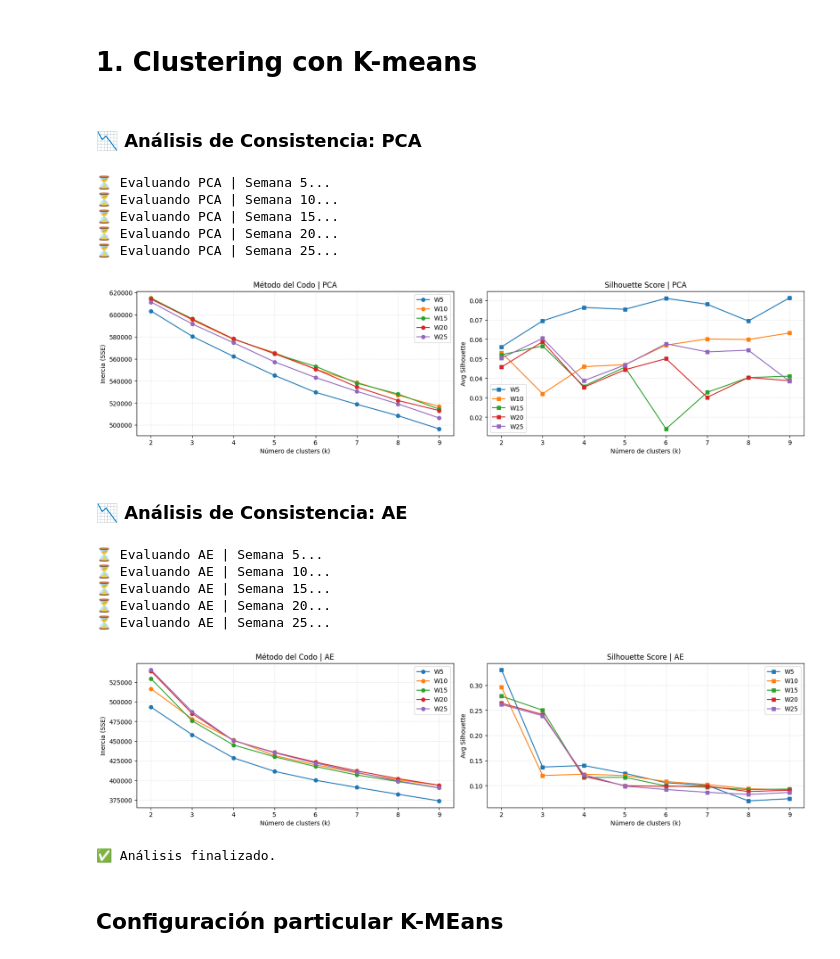
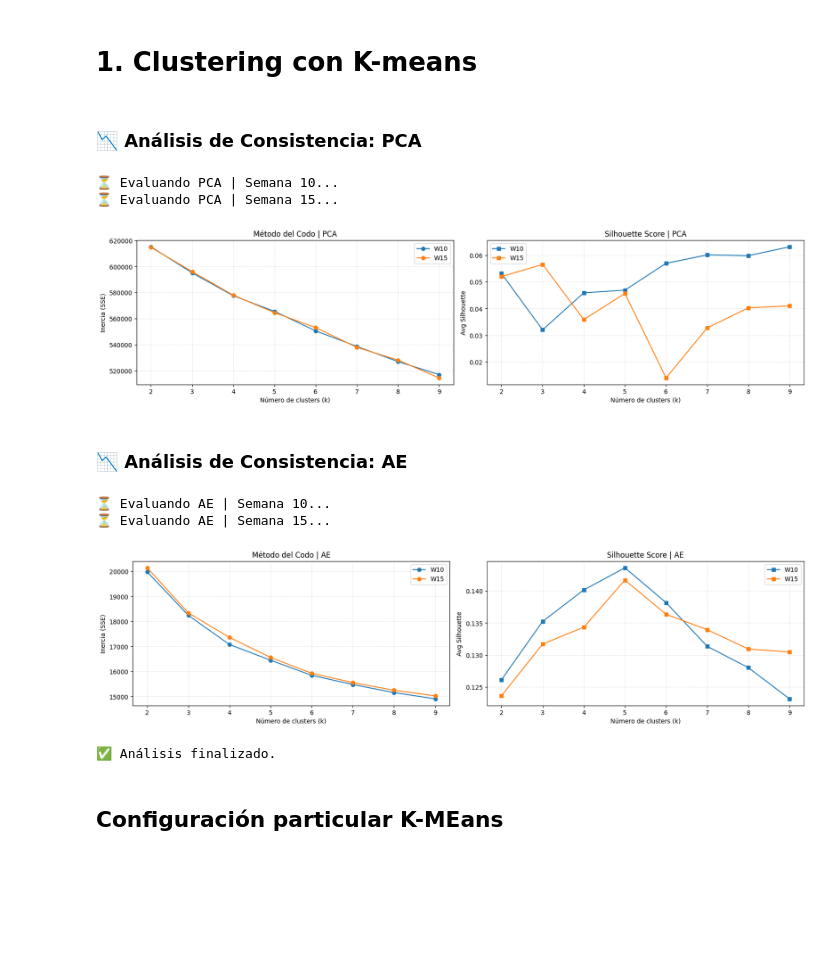
Before and after one commit to MichaeLaudrup/Artificial_Intelligence_Msc, a Jupyter notebook: TFM_education_ai_analytics/notebooks/IV__clustering_exploration.ipynb, the cells around one changed output. Saved outputs shown, nothing was run; the diff lists cells and outputs as text; code cells hidden in the pictures; blank space fills up the shorter version.

```diff
--- a/TFM_education_ai_analytics/notebooks/IV__clustering_exploration.ipynb
+++ b/TFM_education_ai_analytics/notebooks/IV__clustering_exploration.ipynb
@@ -165,58 +165,52 @@ def compute_elbow_metrics(X: np.ndarray, k_range, *, max_points_metrics: int, se
 
 EVAL_CONFIGS = [
     ("pca", "standard"),
-    ("ae", "standard"),
+    ("ae", "l2"),
 ]
 
 for etype, scale_mode in EVAL_CONFIGS:
     display(Markdown(f"### 📉 Análisis de Consistencia: **{etype.upper()}**"))
     fig, (ax1, ax2) = plt.subplots(1, 2, figsize=(16, 4), constrained_layout=True)
 
-    for W in WS_TO_PLOT:
+    for W in [10, 15]:
         path = ROOT / SPLIT / f"upto_w{W:02d}" / f"{etype}_latent.csv"
         df = safe_read_csv(path)
         if df.empty: continue
 
         print(f"⏳ Evaluando {etype.upper()} | Semana {W}...")
 
         X_data = df.values.astype(np.float32)
         vals_inert, vals_silh = compute_elbow_metrics(
             X_data, KM_K_RANGE, max_points_metrics=MAX_POINTS_METRICS,
             seed=SEED, n_init=KM_N_INIT, max_iter=KM_MAX_ITER,
             fit_on_subset=True, scale_mode=scale_mode
         )
 
         ax1.plot(list(KM_K_RANGE), vals_inert, marker="o", label=f"W{W}")
         ax2.plot(list(KM_K_RANGE), vals_silh, marker="s", label=f"W{W}")
 
     ax1.set_title(f"Método del Codo | {etype.upper()}")
     ax1.set_xlabel("Número de clusters (k)"); ax1.set_ylabel("Inercia (SSE)")
     ax1.grid(True, alpha=0.3, linestyle="--")
     ax1.legend()
 
     ax2.set_title(f"Silhouette Score | {etype.upper()}")
     ax2.set_xlabel("Número de clusters (k)"); ax2.set_ylabel("Avg Silhouette")
     ax2.grid(True, alpha=0.3, linestyle="--")
     ax2.legend()
 
     plt.show()
 
 print("✅ Análisis finalizado.")
 # %% [output]
 ### 📉 Análisis de Consistencia: **PCA**
-⏳ Evaluando PCA | Semana 5...
 ⏳ Evaluando PCA | Semana 10...
 ⏳ Evaluando PCA | Semana 15...
-⏳ Evaluando PCA | Semana 20...
-⏳ Evaluando PCA | Semana 25...
-[figure, old version]
+[figure, new version]
 ### 📉 Análisis de Consistencia: **AE**
-⏳ Evaluando AE | Semana 5...
 ⏳ Evaluando AE | Semana 10...
 ⏳ Evaluando AE | Semana 15...
-⏳ Evaluando AE | Semana 20...
-⏳ Evaluando AE | Semana 25...
-[figure, old version]
+[figure, new version]
 ✅ Análisis finalizado.
 # %% [markdown]
 ## Configuración particular K-MEans
```
Also changed, not shown: parts of 5 cells of this notebook, 45 other files.
